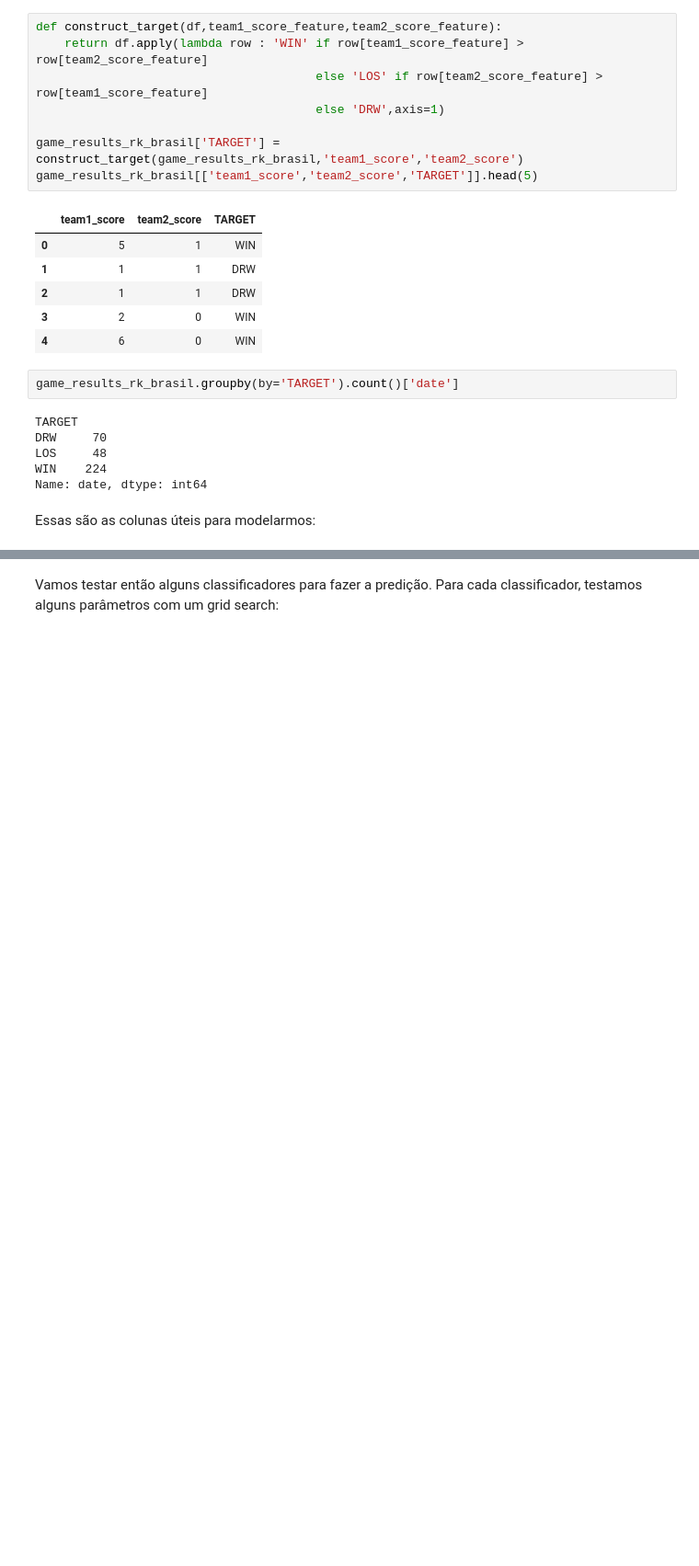
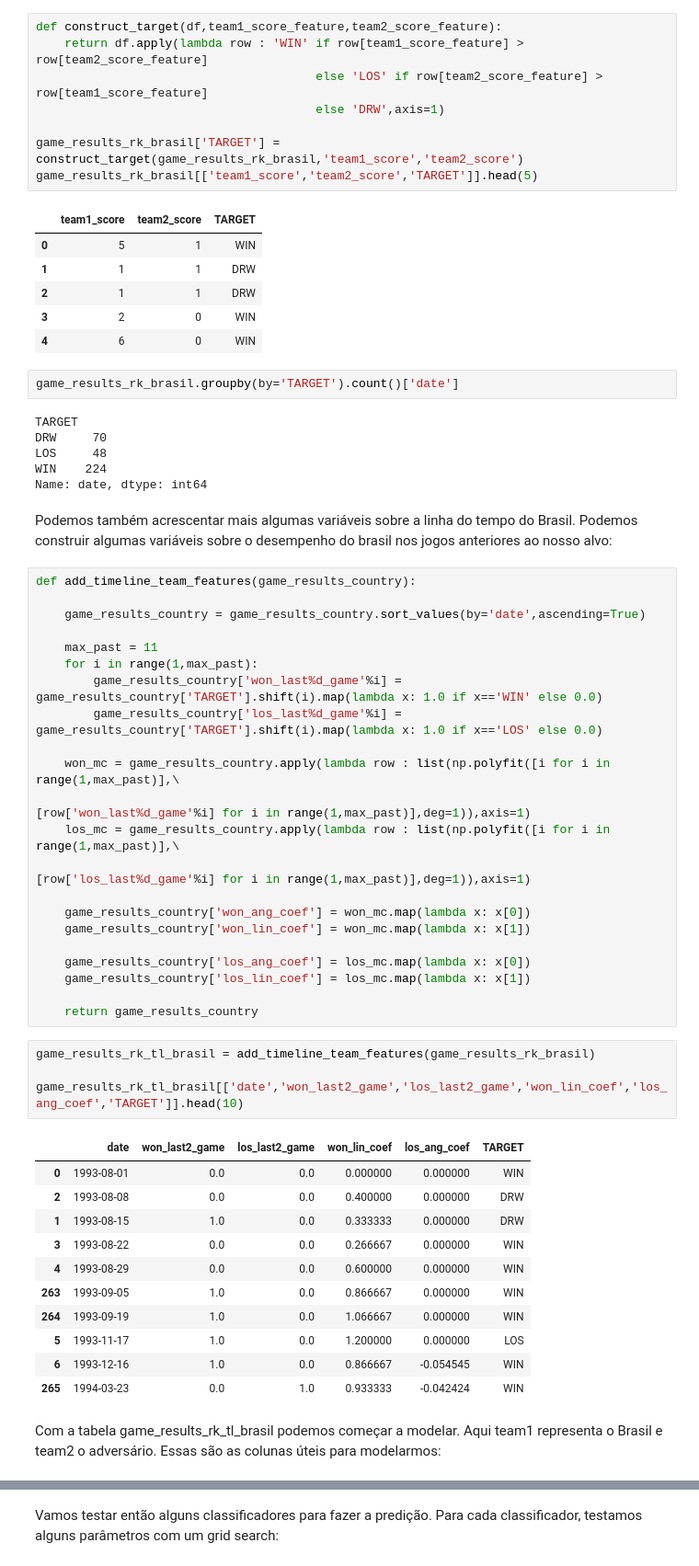
Before and after one commit to hugolouzada/DigitalTwinWorldCup, a Jupyter notebook: DTWorldCup.ipynb, the cells around one changed output, grey strips where cells are left out. Shown: that part at 92% size. Drawn from its saved outputs; the diff is of its cells as text; blank space fills up the shorter version.

Commit message:
adding timeline variables

```diff
--- a/DTWorldCup.ipynb
+++ b/DTWorldCup.ipynb
@@ -186,8 +186,48 @@ DRW     70
 LOS     48
 WIN    224
 Name: date, dtype: int64
-# %% [markdown]
-Essas são as colunas úteis para modelarmos:
+# %% [markdown]
+Podemos também acrescentar mais algumas variáveis sobre a linha do tempo do Brasil. Podemos construir algumas variáveis sobre o desempenho do brasil nos jogos anteriores ao nosso alvo:
+# %%
+def add_timeline_team_features(game_results_country):
+
+    game_results_country = game_results_country.sort_values(by='date',ascending=True)
+
+    max_past = 11
+    for i in range(1,max_past):
+        game_results_country['won_last%d_game'%i] = game_results_country['TARGET'].shift(i).map(lambda x: 1.0 if x=='WIN' else 0.0)
+        game_results_country['los_last%d_game'%i] = game_results_country['TARGET'].shift(i).map(lambda x: 1.0 if x=='LOS' else 0.0)
+
+    won_mc = game_results_country.apply(lambda row : list(np.polyfit([i for i in range(1,max_past)],\
+                                                                     [row['won_last%d_game'%i] for i in range(1,max_past)],deg=1)),axis=1)
+    los_mc = game_results_country.apply(lambda row : list(np.polyfit([i for i in range(1,max_past)],\
+                                                                     [row['los_last%d_game'%i] for i in range(1,max_past)],deg=1)),axis=1)
+
+    game_results_country['won_ang_coef'] = won_mc.map(lambda x: x[0])
+    game_results_country['won_lin_coef'] = won_mc.map(lambda x: x[1])
+
+    game_results_country['los_ang_coef'] = los_mc.map(lambda x: x[0])
+    game_results_country['los_lin_coef'] = los_mc.map(lambda x: x[1])
+
+    return game_results_country
+# %%
+game_results_rk_tl_brasil = add_timeline_team_features(game_results_rk_brasil)
+
+game_results_rk_tl_brasil[['date','won_last2_game','los_last2_game','won_lin_coef','los_ang_coef','TARGET']].head(10)
+# %% [output]
+|  | date | won_last2_game | los_last2_game | won_lin_coef | los_ang_coef | TARGET |
+| 0 | 1993-08-01 | 0.0 | 0.0 | 0.000000 | 0.000000 | WIN |
+| 2 | 1993-08-08 | 0.0 | 0.0 | 0.400000 | 0.000000 | DRW |
+| 1 | 1993-08-15 | 1.0 | 0.0 | 0.333333 | 0.000000 | DRW |
+| 3 | 1993-08-22 | 0.0 | 0.0 | 0.266667 | 0.000000 | WIN |
+| 4 | 1993-08-29 | 0.0 | 0.0 | 0.600000 | 0.000000 | WIN |
+| 263 | 1993-09-05 | 1.0 | 0.0 | 0.866667 | 0.000000 | WIN |
+| 264 | 1993-09-19 | 1.0 | 0.0 | 1.066667 | 0.000000 | WIN |
+| 5 | 1993-11-17 | 1.0 | 0.0 | 1.200000 | 0.000000 | LOS |
+| 6 | 1993-12-16 | 1.0 | 0.0 | 0.866667 | -0.054545 | WIN |
+| 265 | 1994-03-23 | 0.0 | 1.0 | 0.933333 | -0.042424 | WIN |
+# %% [markdown]
+Com a tabela game_results_rk_tl_brasil podemos começar a modelar. Aqui team1 representa o Brasil e team2 o adversário. Essas são as colunas úteis para modelarmos:
 # %%
 variables = ['rank', 'total_points', 'previous_points', 'rank_change', 'cur_year_avg', 'cur_year_avg_weighted', 'last_year_avg',
 'last_year_avg_weighted', 'two_year_ago_avg', 'two_year_ago_weighted', 'three_year_ago_avg', 'three_year_ago_weighted']
```
Also changed, not shown: parts of 40 cells of this notebook.
